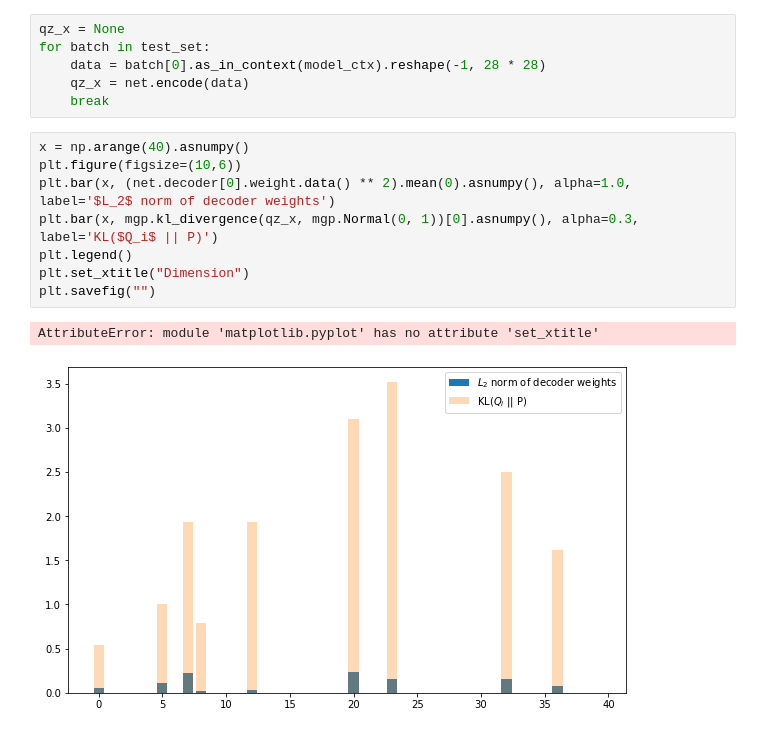
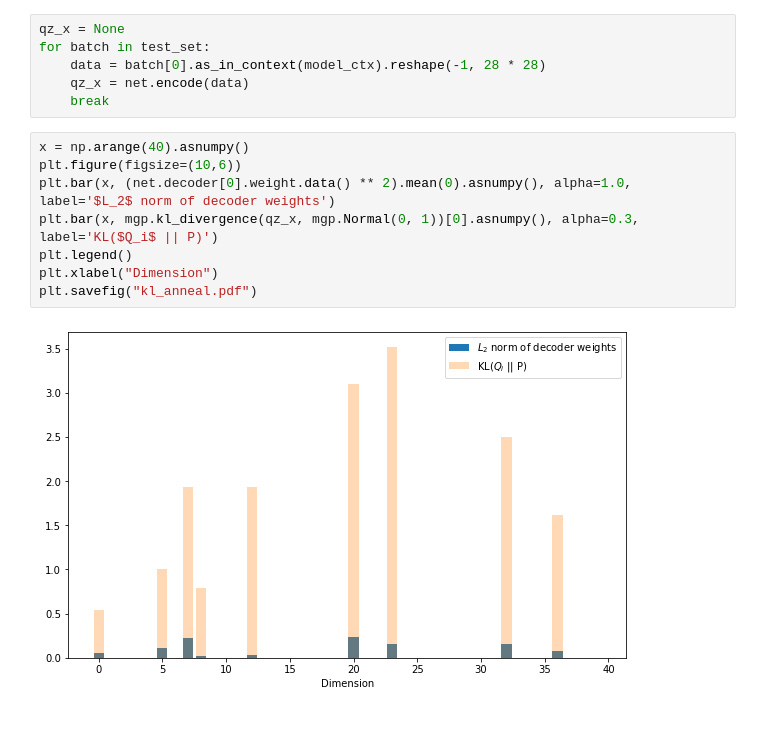
Before and after one commit to xidulu/mystery_demo, a Jupyter notebook: VAE.ipynb, the cells around one changed output. Cells and saved outputs as stored; diff of their text form.

```diff
--- a/VAE.ipynb
+++ b/VAE.ipynb
@@ -142,11 +142,10 @@ for batch in test_set:
 # %%
 x = np.arange(40).asnumpy()
 plt.figure(figsize=(10,6))
 plt.bar(x, (net.decoder[0].weight.data() ** 2).mean(0).asnumpy(), alpha=1.0, label='$L_2$ norm of decoder weights')
 plt.bar(x, mgp.kl_divergence(qz_x, mgp.Normal(0, 1))[0].asnumpy(), alpha=0.3, label='KL($Q_i$ || P)')
 plt.legend()
-plt.set_xtitle("Dimension")
-plt.savefig("")
+plt.xlabel("Dimension")
+plt.savefig("kl_anneal.pdf")
 # %% [output]
-AttributeError: module 'matplotlib.pyplot' has no attribute 'set_xtitle'
-[figure, old version]
+[figure, new version]
```
Also changed, not shown: 1 other file.
